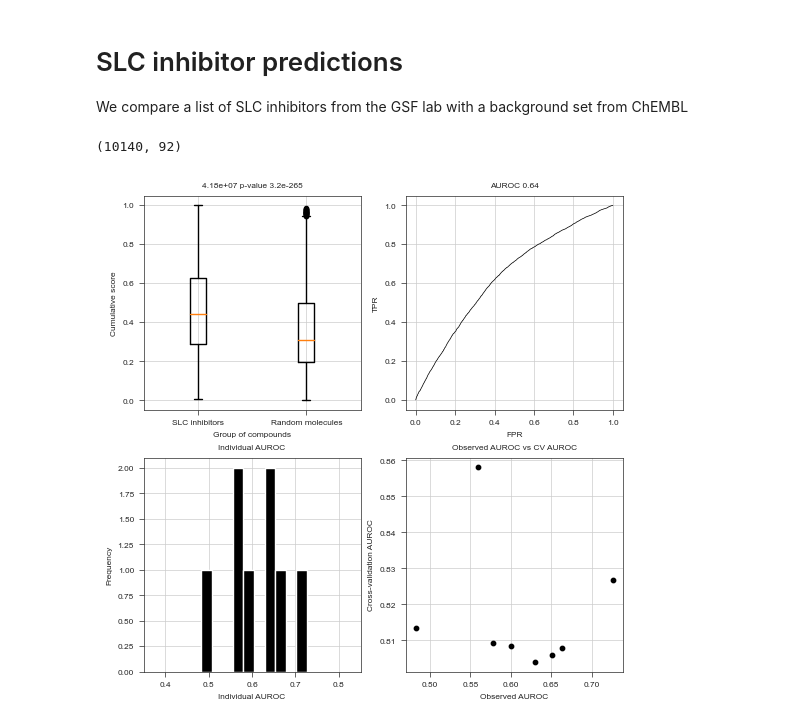
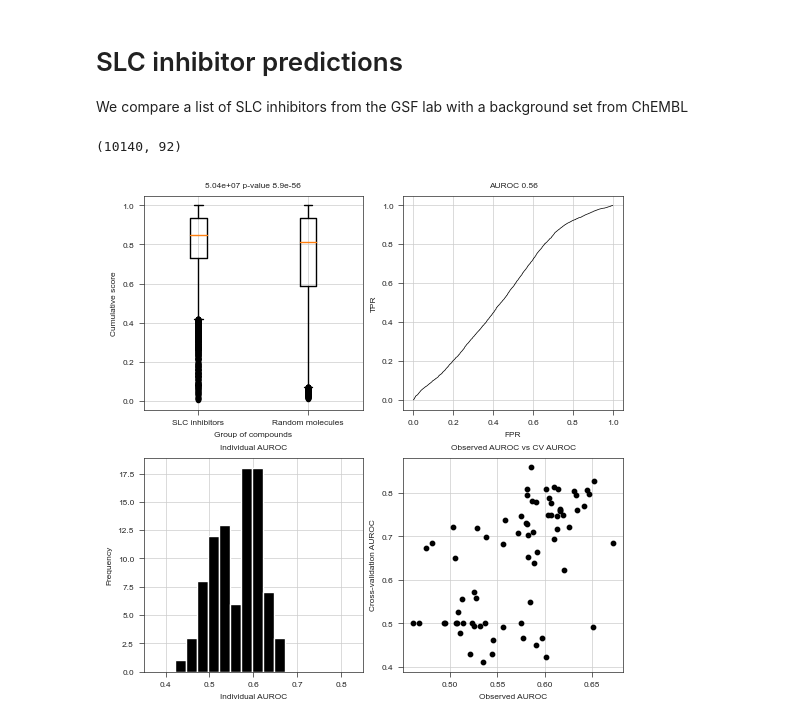
Before and after one commit to ligand-discovery/on-the-fly-modeling, a Jupyter notebook: notebooks/05_GSF_Predictions.ipynb, the cells around one changed output. Drawn from its saved outputs; the diff is of its cells as text; code cells hidden in the pictures.

```diff
--- a/notebooks/05_GSF_Predictions.ipynb
+++ b/notebooks/05_GSF_Predictions.ipynb
@@ -12,12 +12,12 @@ from scipy.stats import mannwhitneyu
 from sklearn.metrics import roc_curve, auc
 from sklearn.preprocessing import RobustScaler
 
-MIN_AUROC = 0.8
+MIN_AUROC = 0.
 MAX_MW = 600
 MIN_MW = 150
 
-df_bg = pd.read_csv("../results/1_chembl_predictions_0.tsv", sep="\t")
-df_in = pd.read_csv("../results/1_gsf_predictions.tsv", sep="\t")
+df_bg = pd.read_csv("../results/2_chembl_predictions_0.tsv", sep="\t")
+df_in = pd.read_csv("../results/2_gsf_predictions.tsv", sep="\t")
 
 df_in = df_in[df_in["mw"] < MAX_MW]
 df_bg = df_bg[df_bg["mw"] < MAX_MW]
@@ -48,10 +48,10 @@ X_bg = np.array(df_bg[slc_columns])
 #scaler.fit(np.vstack([X_in, X_bg]))
 #X_in = scaler.transform(X_in)
 #X_bg = scaler.transform(X_bg)
+vals_in = np.median(X_in, axis=1)
+vals_bg = np.median(X_bg, axis=1)
 #vals_in = np.percentile(X_in, 50, axis=1)
 #vals_bg = np.percentile(X_bg, 50, axis=1)
-vals_in = np.percentile(X_in, 75, axis=1)
-vals_bg = np.percentile(X_bg, 75, axis=1)
 
 fig, axs = stylia.create_figure(2,2,width=stylia.TWO_COLUMNS_WIDTH*0.75, height=stylia.TWO_COLUMNS_WIDTH*0.75)
 ax = axs.next()
@@ -60,31 +60,31 @@ ax.boxplot([vals_in, vals_bg], flierprops=dict(marker='o', markersize=3))
 ax.set_xticklabels(["SLC inhibitors", "Random molecules"])
 u_statistic, p_value = mannwhitneyu(vals_bg, vals_in)
 stylia.label(ax=ax, title="{0:.3g} p-value {1:.2g}".format(u_statistic, p_value), xlabel="Group of compounds", ylabel="Cumulative score")
 
 ax = axs.next()
 fpr, tpr, _ = roc_curve([1]*len(vals_in) + [0]*len(vals_bg), list(vals_in) + list(vals_bg))
 ax.plot(fpr, tpr, color="black")
 stylia.label(ax=ax, title="AUROC {0:.2f}".format(auc(fpr, tpr)), xlabel="FPR", ylabel="TPR")
 
 ax = axs.next()
 aurocs = []
 for i in range(X_in.shape[1]):
     v1 = X_in[:, i]
     v0 = X_bg[:, i]
     fpr, tpr, _ = roc_curve([1]*len(v1) + [0]*len(v0), list(v1) + list(v0))
     aurocs += [auc(fpr, tpr)]
 ax.hist(aurocs, bins=10, color="black")
 ax.set_xlim(0.35, 0.85)
 ax.plot([0,0], [1,1], color="black", linestyle="--")
 stylia.label(ax=ax, title="Individual AUROC", xlabel="Individual AUROC", ylabel="Frequency")
 
 ax = axs.next()
 cv_aurocs = [protein_aucs[slc][0] for slc in slc_columns]
 
 ax.scatter(aurocs, cv_aurocs, color="black")
 stylia.label(ax=ax, title="Observed AUROC vs CV AUROC", xlabel="Observed AUROC", ylabel="Cross-validation AUROC")
 
 stylia.save_figure("../assets/gsf_validation_exploratory.png")
 # %% [output]
 (10140, 92)
-[figure, old version]
+[figure, new version]
```
Also changed, not shown: 4 other files.
